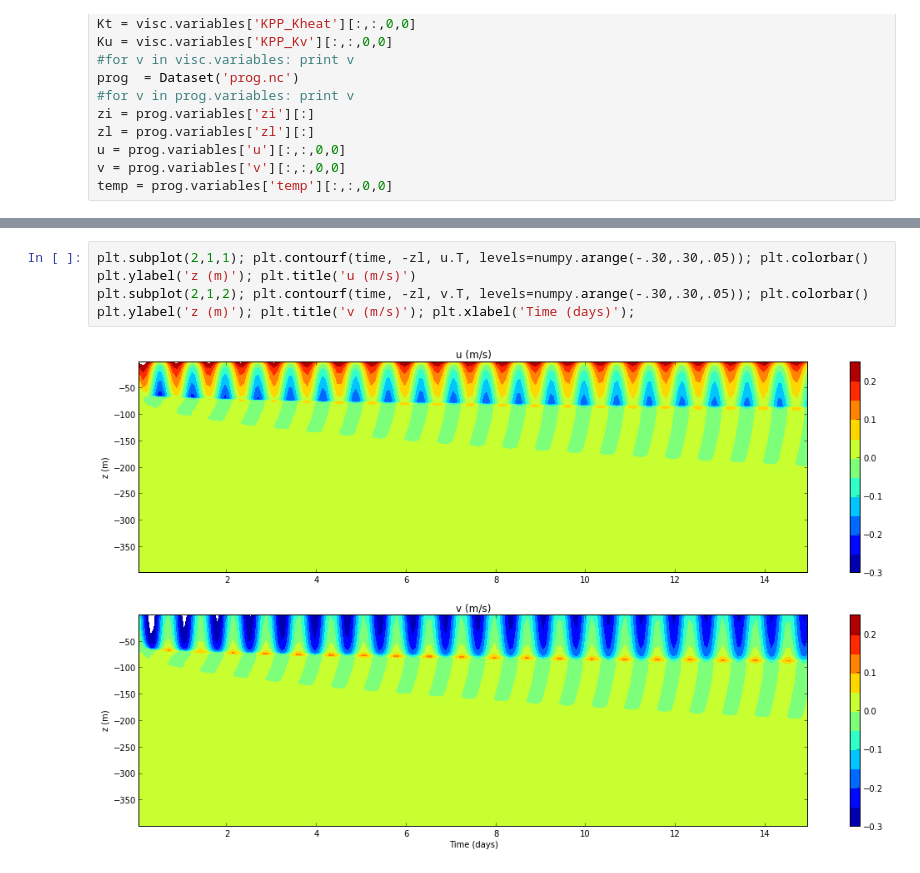
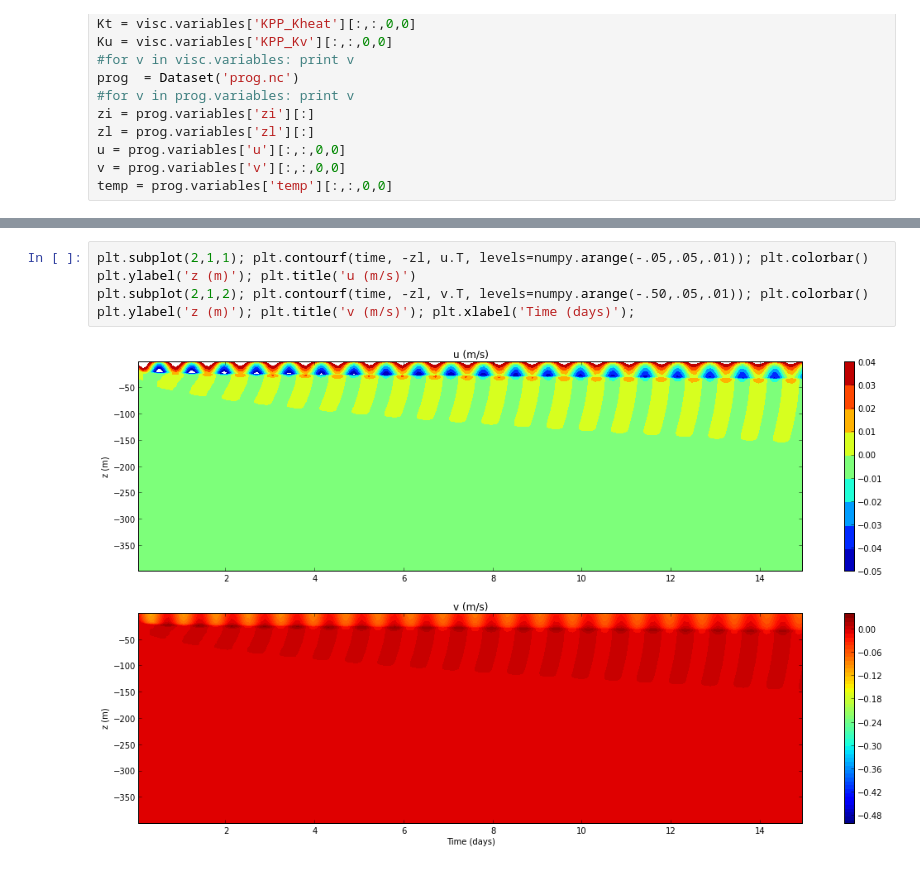
Before and after one commit to toddringler/pythonNotebooks, a Jupyter notebook: SCM time series.ipynb, the cells around one changed output, grey strips where cells are left out. Cells and saved outputs as stored; diff of their text form.

```diff
--- a/SCM time series.ipynb
+++ b/SCM time series.ipynb
@@ -32,10 +32,10 @@ plt.title('SST');
 # %%
-plt.subplot(2,1,1); plt.contourf(time, -zl, u.T, levels=numpy.arange(-.30,.30,.05)); plt.colorbar()
+plt.subplot(2,1,1); plt.contourf(time, -zl, u.T, levels=numpy.arange(-.05,.05,.01)); plt.colorbar()
 plt.ylabel('z (m)'); plt.title('u (m/s)')
-plt.subplot(2,1,2); plt.contourf(time, -zl, v.T, levels=numpy.arange(-.30,.30,.05)); plt.colorbar()
+plt.subplot(2,1,2); plt.contourf(time, -zl, v.T, levels=numpy.arange(-.50,.05,.01)); plt.colorbar()
 plt.ylabel('z (m)'); plt.title('v (m/s)'); plt.xlabel('Time (days)');
 # %% [output]
-[figure, old version]
+[figure, new version]
 # %%
 plt.subplot(2,1,1); plt.contourf(time, -zi, Kt.T, levels=numpy.arange(0,.20,.01)); plt.colorbar()
 plt.ylabel('z (m)'); plt.title(r'$\kappa_\theta (m^2/s)$')
```
Also changed, not shown: parts of 3 cells of this notebook.
